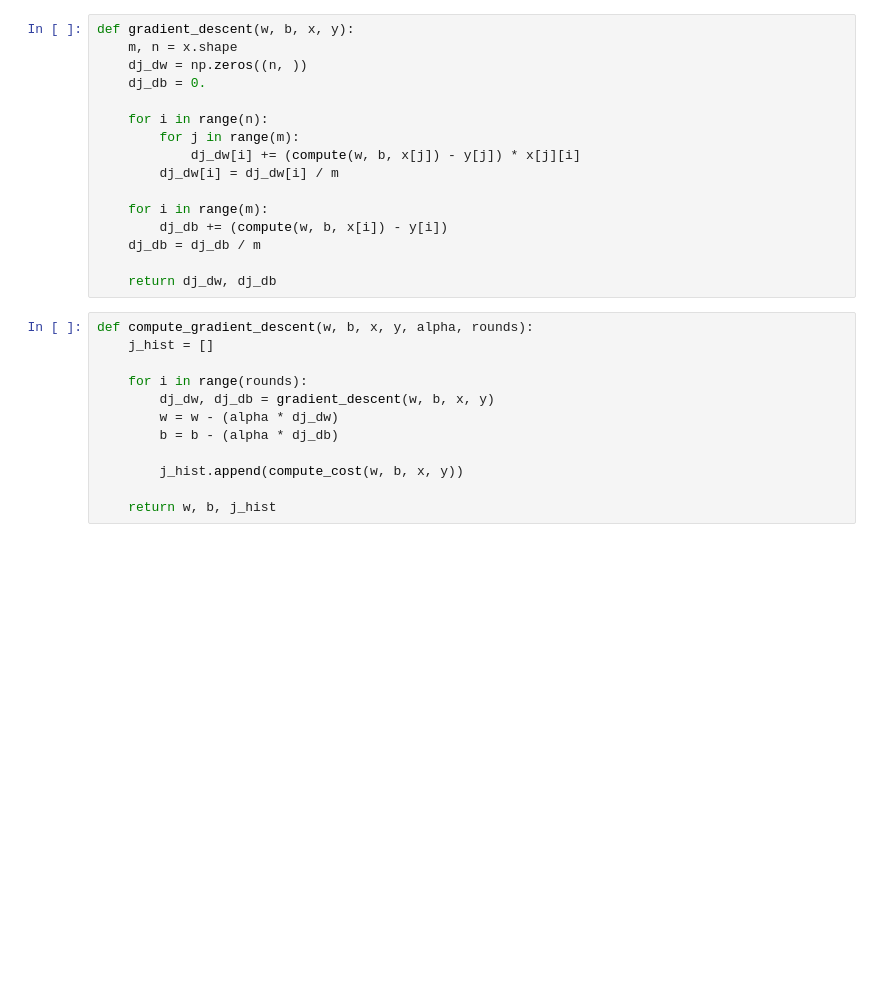
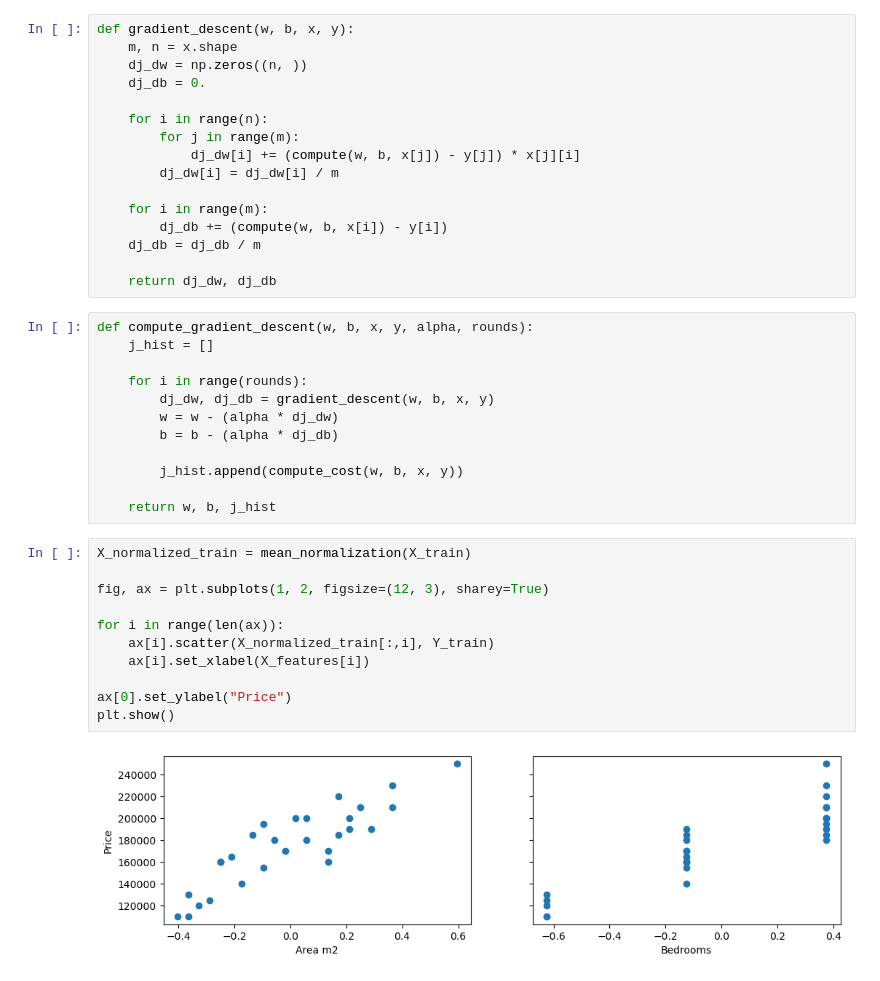
Before and after one commit to saymow/machine-learning, a Jupyter notebook: linear-regression.ipynb, the cells around one changed output. Drawn from its saved outputs; the diff is of its cells as text; blank space fills up the shorter version.

```diff
--- a/linear-regression.ipynb
+++ b/linear-regression.ipynb
@@ -60,6 +80,19 @@ def compute_gradient_descent(w, b, x, y, alpha, rounds):
         j_hist.append(compute_cost(w, b, x, y))
 
     return w, b, j_hist
+# %%
+X_normalized_train = mean_normalization(X_train)
+
+fig, ax = plt.subplots(1, 2, figsize=(12, 3), sharey=True)
+
+for i in range(len(ax)):
+    ax[i].scatter(X_normalized_train[:,i], Y_train)
+    ax[i].set_xlabel(X_features[i])
+
+ax[0].set_ylabel("Price")
+plt.show()
+# %% [output]
+[figure, added]
 # %%
 initial_w = [0, 0]
 initial_b = 0
```
Also changed, not shown: parts of 8 cells of this notebook, 2 other files.
